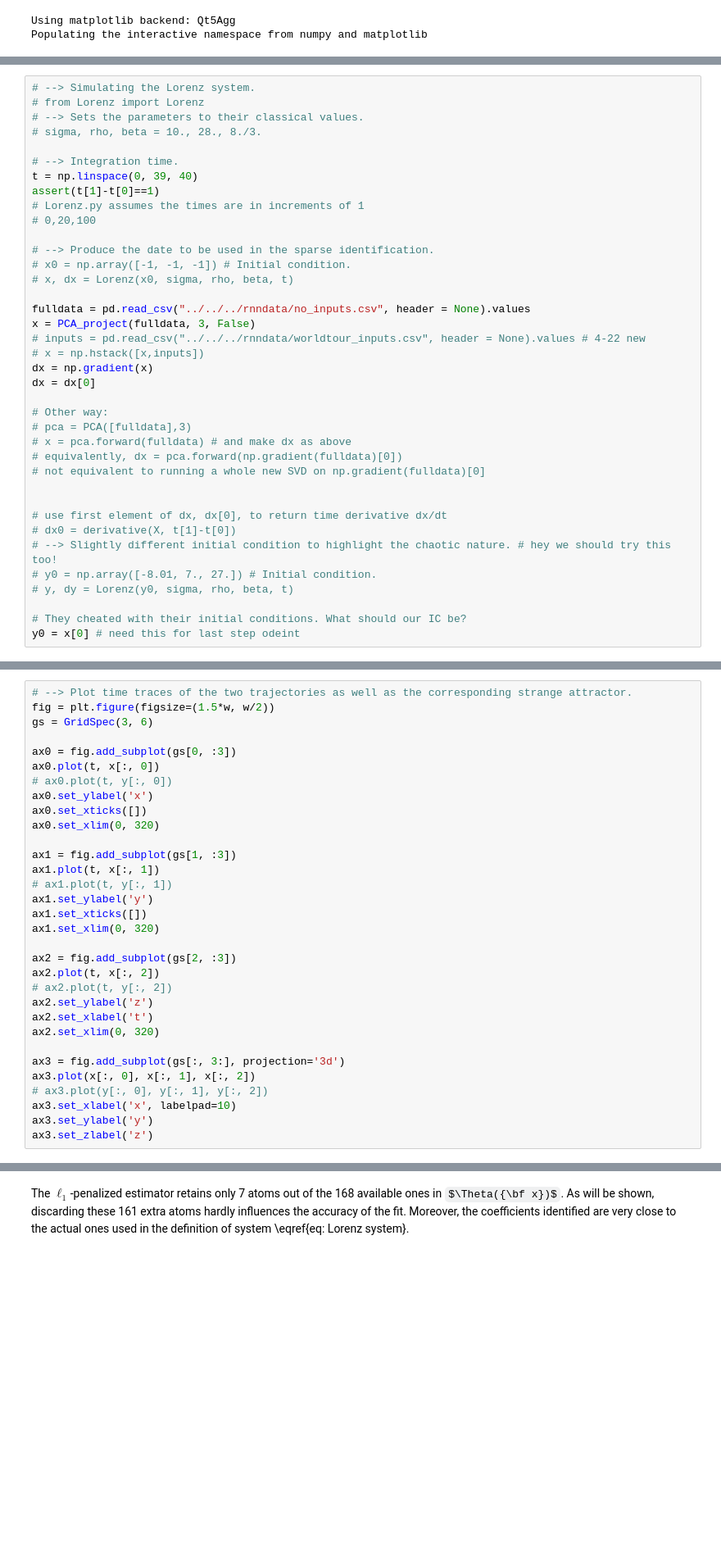
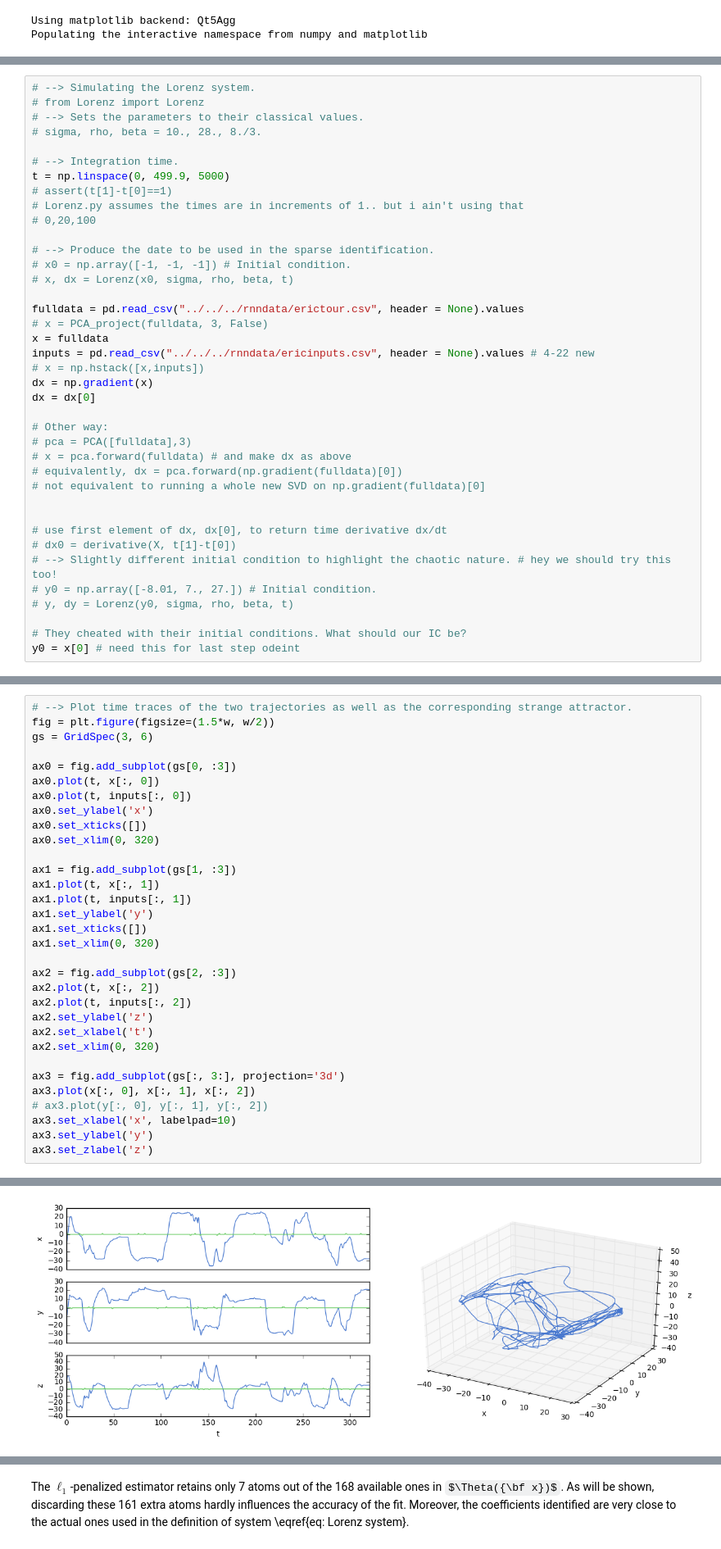
Before and after one commit to elbertgong/am108-final-project, a Jupyter notebook: SINDy/examples/Lorenz/SINDy-EG-0420.ipynb, the cells around one changed output, grey strips where cells are left out. Shown at 82% size. Saved outputs shown, nothing was run; the diff lists cells and outputs as text; some formulas as TeX source; blank space fills up the shorter version.

```diff
--- a/SINDy/examples/Lorenz/SINDy-EG-0420.ipynb
+++ b/SINDy/examples/Lorenz/SINDy-EG-0420.ipynb
@@ -107,18 +96,19 @@ def PCA_project(X, modes, plot_SVs=True):
 # sigma, rho, beta = 10., 28., 8./3.
 
 # --> Integration time.
-t = np.linspace(0, 39, 40)
-assert(t[1]-t[0]==1)
-# Lorenz.py assumes the times are in increments of 1
+t = np.linspace(0, 499.9, 5000)
+# assert(t[1]-t[0]==1)
+# Lorenz.py assumes the times are in increments of 1.. but i ain't using that
 # 0,20,100
 
 # --> Produce the date to be used in the sparse identification.
 # x0 = np.array([-1, -1, -1]) # Initial condition.
 # x, dx = Lorenz(x0, sigma, rho, beta, t)
 
-fulldata = pd.read_csv("../../../rnndata/no_inputs.csv", header = None).values
-x = PCA_project(fulldata, 3, False)
-# inputs = pd.read_csv("../../../rnndata/worldtour_inputs.csv", header = None).values # 4-22 new
+fulldata = pd.read_csv("../../../rnndata/erictour.csv", header = None).values
+# x = PCA_project(fulldata, 3, False)
+x = fulldata
+inputs = pd.read_csv("../../../rnndata/ericinputs.csv", header = None).values # 4-22 new
 # x = np.hstack([x,inputs])
 dx = np.gradient(x)
 dx = dx[0]
@@ -147,21 +135,21 @@ gs = GridSpec(3, 6)
 
 ax0 = fig.add_subplot(gs[0, :3])
 ax0.plot(t, x[:, 0])
-# ax0.plot(t, y[:, 0])
+ax0.plot(t, inputs[:, 0])
 ax0.set_ylabel('x')
 ax0.set_xticks([])
 ax0.set_xlim(0, 320)
 
 ax1 = fig.add_subplot(gs[1, :3])
 ax1.plot(t, x[:, 1])
-# ax1.plot(t, y[:, 1])
+ax1.plot(t, inputs[:, 1])
 ax1.set_ylabel('y')
 ax1.set_xticks([])
 ax1.set_xlim(0, 320)
 
 ax2 = fig.add_subplot(gs[2, :3])
 ax2.plot(t, x[:, 2])
-# ax2.plot(t, y[:, 2])
+ax2.plot(t, inputs[:, 2])
 ax2.set_ylabel('z')
 ax2.set_xlabel('t')
 ax2.set_xlim(0, 320)
@@ -172,3 +160,4 @@ ax3.plot(x[:, 0], x[:, 1], x[:, 2])
 ax3.set_xlabel('x', labelpad=10)
 ax3.set_ylabel('y')
 ax3.set_zlabel('z')
+# %% [output]
@@ -175,3 +165,4 @@ ax3.set_zlabel('z')
+[figure, added]
 # %% [markdown]
 Does our thing have sensitivity to initial conditions? \cite{book:sparrow:2012}
 
```
Also changed, not shown: parts of 19 cells of this notebook, 3 other files.
